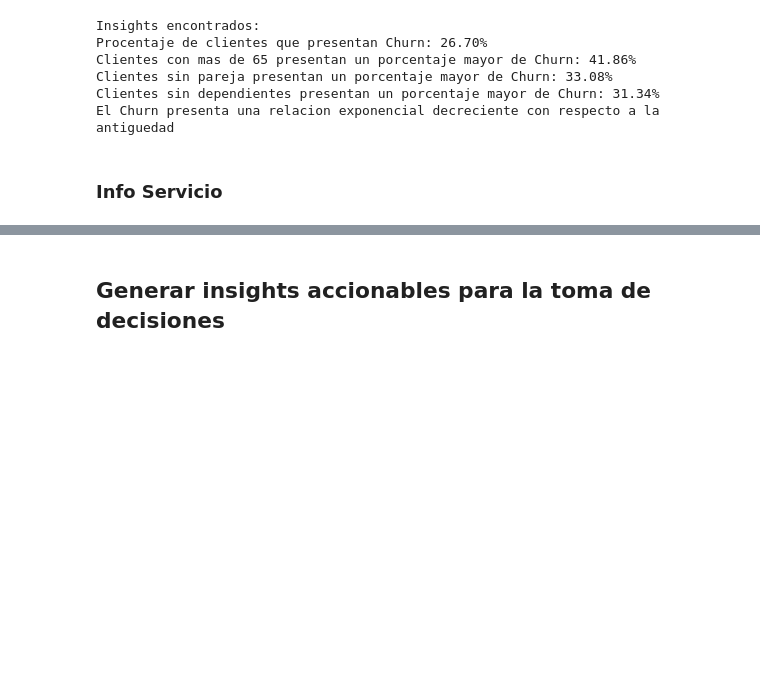
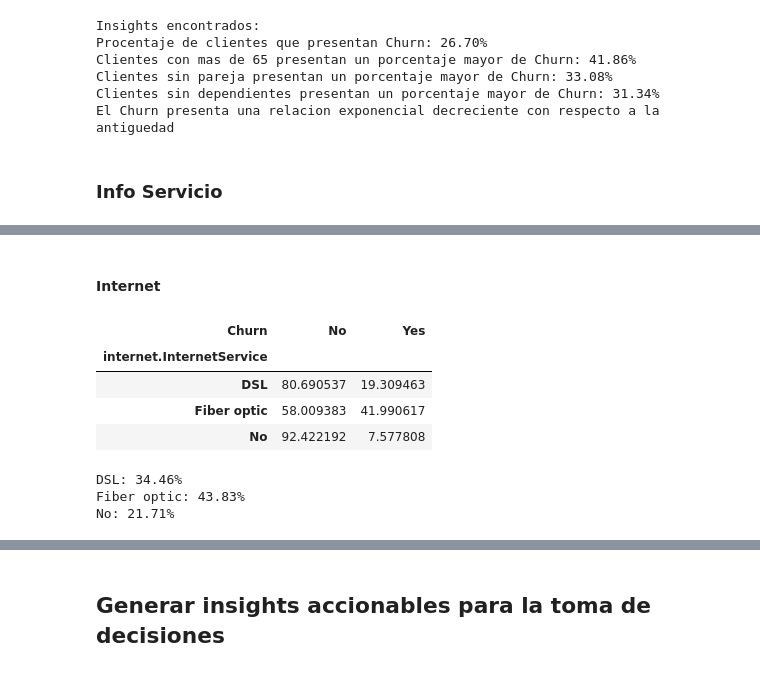
Before and after one commit to JCSR2022/challenge2-data-science-Alura, a Jupyter notebook: challenge2_data_science_Alura.ipynb, the cells around one changed output, grey strips where cells are left out. Drawn from its saved outputs; the diff is of its cells as text; code cells hidden in the pictures; blank space fills up the shorter version.

```diff
--- a/challenge2_data_science_Alura.ipynb
+++ b/challenge2_data_science_Alura.ipynb
@@ -467,0 +500,18 @@ El Churn presenta una relacion exponencial decreciente con respecto a la antigue
+# %% [markdown]
+#### Internet
+# %%
+df_InternetService = pd.crosstab(data['internet.InternetService'], data['Churn'], normalize='index') * 100
+df_InternetService
+# %% [output]
+| Churn | No | Yes |
+| internet.InternetService |  |  |
+| DSL | 80.690537 | 19.309463 |
+| Fiber optic | 58.009383 | 41.990617 |
+| No | 92.422192 | 7.577808 |
+# %%
+for option in data['internet.InternetService'].unique():
+    print(f"{option}: {data[data['internet.InternetService']==option].shape[0]/data.shape[0]*100:.2f}%")
+# %% [output]
+DSL: 34.46%
+Fiber optic: 43.83%
+No: 21.71%
```
Also changed, not shown: parts of 13 cells of this notebook.
